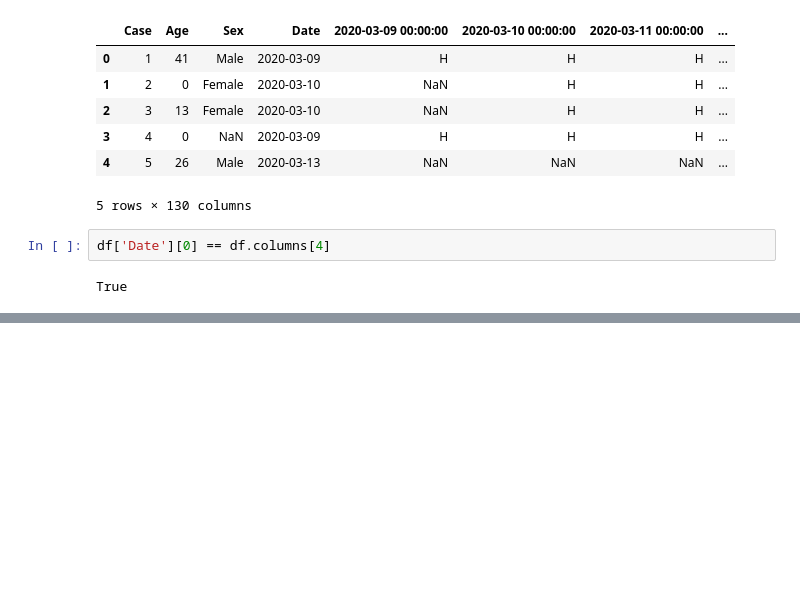
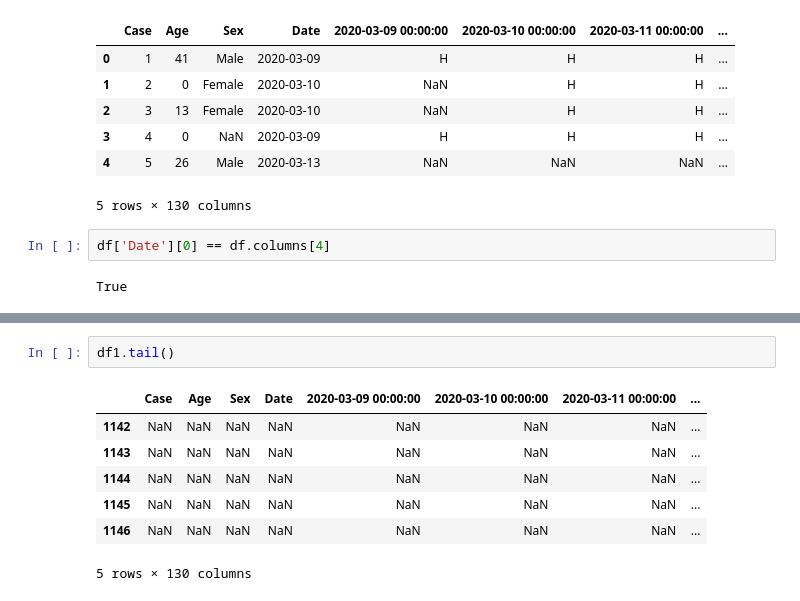
Before and after one commit to vntkumar8/covid-survival, a Jupyter notebook: Survival Analysis.ipynb, the cells around one changed output, grey strips where cells are left out. Drawn from its saved outputs; the diff is of its cells as text; blank space fills up the shorter version.

```diff
--- a/Survival Analysis.ipynb
+++ b/Survival Analysis.ipynb
@@ -73,0 +111,10 @@ True
+# %%
+df1.tail()
+# %% [output]
+|  | Case | Age | Sex | Date | 2020-03-09 00:00:00 | 2020-03-10 00:00:00 | 2020-03-11 00:00:00 | ... |
+| 1142 | NaN | NaN | NaN | NaN | NaN | NaN | NaN | ... |
+| 1143 | NaN | NaN | NaN | NaN | NaN | NaN | NaN | ... |
+| 1144 | NaN | NaN | NaN | NaN | NaN | NaN | NaN | ... |
+| 1145 | NaN | NaN | NaN | NaN | NaN | NaN | NaN | ... |
+| 1146 | NaN | NaN | NaN | NaN | NaN | NaN | NaN | ... |
+5 rows × 130 columns
```
Also changed, not shown: parts of 24 cells of this notebook.
